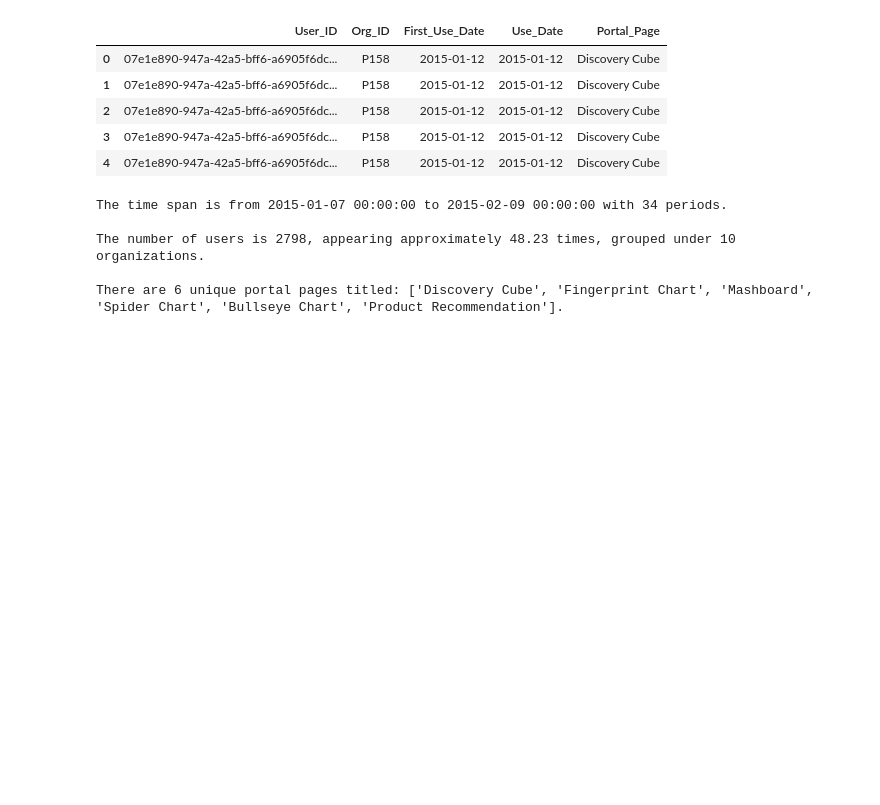
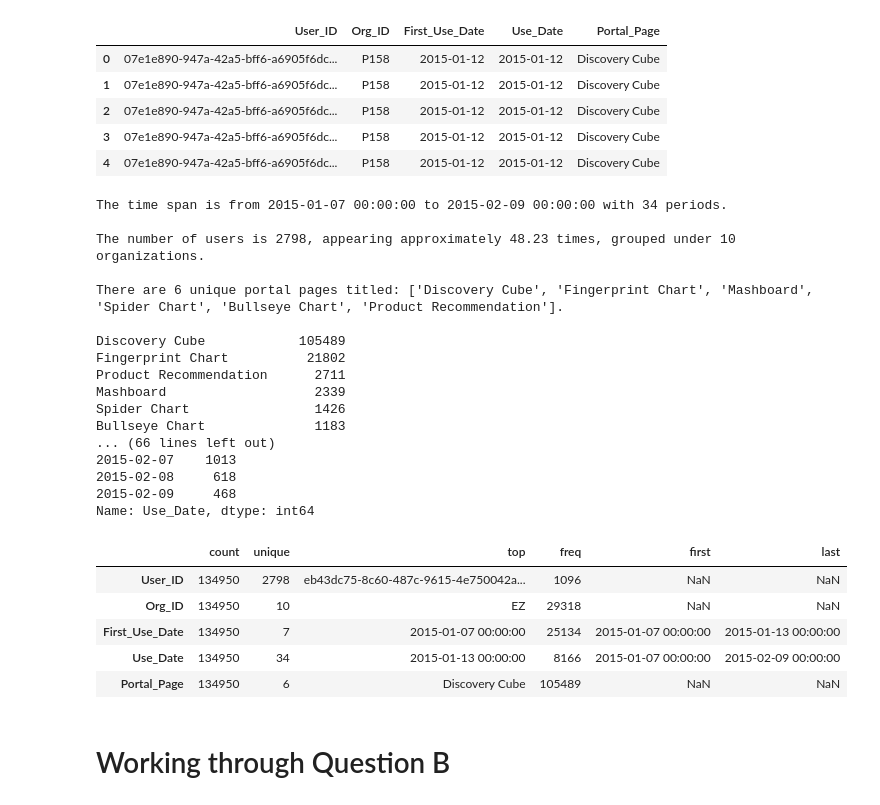
Before and after one commit to ChristopherDaigle/ConvexOptimizationWithPython, a Jupyter notebook: NotesAndTutorials/r4.ipynb, the cells around one changed output. Saved outputs shown, nothing was run; the diff lists cells and outputs as text; code cells hidden in the pictures; blank space fills up the shorter version.

```diff
--- a/NotesAndTutorials/r4.ipynb
+++ b/NotesAndTutorials/r4.ipynb
@@ -80,23 +98,55 @@ df.dropna(axis=0, how='any', inplace=True)
 # %%
 # Find a few specifics of the data
 minDate = df['Use_Date'].min()
 maxDate = df['Use_Date'].max()
 uniqueDate = df['Use_Date'].nunique()
 print('The time span is from {} to {} with {} periods.'.format(minDate, maxDate, uniqueDate))
 print()
 n = df['User_ID'].nunique()
 g = df['Org_ID'].nunique()
 avgN = df['User_ID'].value_counts().mean()
 print('The number of users is {}, appearing approximately {:,.2f} times, grouped under {} organizations.'.format(n, avgN, g))
 print()
 pPage = df['Portal_Page'].nunique()
 print('There are {} unique portal pages titled: {}.'.format(pPage, list(df['Portal_Page'].unique())))
+print()
+print(df['Portal_Page'].value_counts())
+print()
+print(df[df['First_Use_Date'] == df['Use_Date']]['Portal_Page'].value_counts())
+print()
+print(df.groupby('Org_ID')['User_ID'].nunique())
+print()
+print(df['Org_ID'].value_counts())
+print()
+print(df['Use_Date'].value_counts())
+print()
+df.describe().T
 # %% [output]
 The time span is from 2015-01-07 00:00:00 to 2015-02-09 00:00:00 with 34 periods.
 
 The number of users is 2798, appearing approximately 48.23 times, grouped under 10 organizations.
 
 There are 6 unique portal pages titled: ['Discovery Cube', 'Fingerprint Chart', 'Mashboard', 'Spider Chart', 'Bullseye Chart', 'Product Recommendation'].
+
+Discovery Cube            105489
+Fingerprint Chart          21802
+Product Recommendation      2711
+Mashboard                   2339
+Spider Chart                1426
+Bullseye Chart              1183
+... (66 lines left out)
+2015-02-07    1013
+2015-02-08     618
+2015-02-09     468
+Name: Use_Date, dtype: int64
+|  | count | unique | top | freq | first | last |
+| User_ID | 134950 | 2798 | eb43dc75-8c60-487c-9615-4e750042a... | 1096 | NaN | NaN |
+| Org_ID | 134950 | 10 | EZ | 29318 | NaN | NaN |
+| First_Use_Date | 134950 | 7 | 2015-01-07 00:00:00 | 25134 | 2015-01-07 00:00:00 | 2015-01-13 00:00:00 |
+| Use_Date | 134950 | 34 | 2015-01-13 00:00:00 | 8166 | 2015-01-07 00:00:00 | 2015-02-09 00:00:00 |
+| Portal_Page | 134950 | 6 | Discovery Cube | 105489 | NaN | NaN |
+# %% [markdown]
+# Working through Question B
 # %%
 # Add variables for manipulation and for simplicity in viewing
 
```
Also changed, not shown: parts of 20 cells of this notebook.
